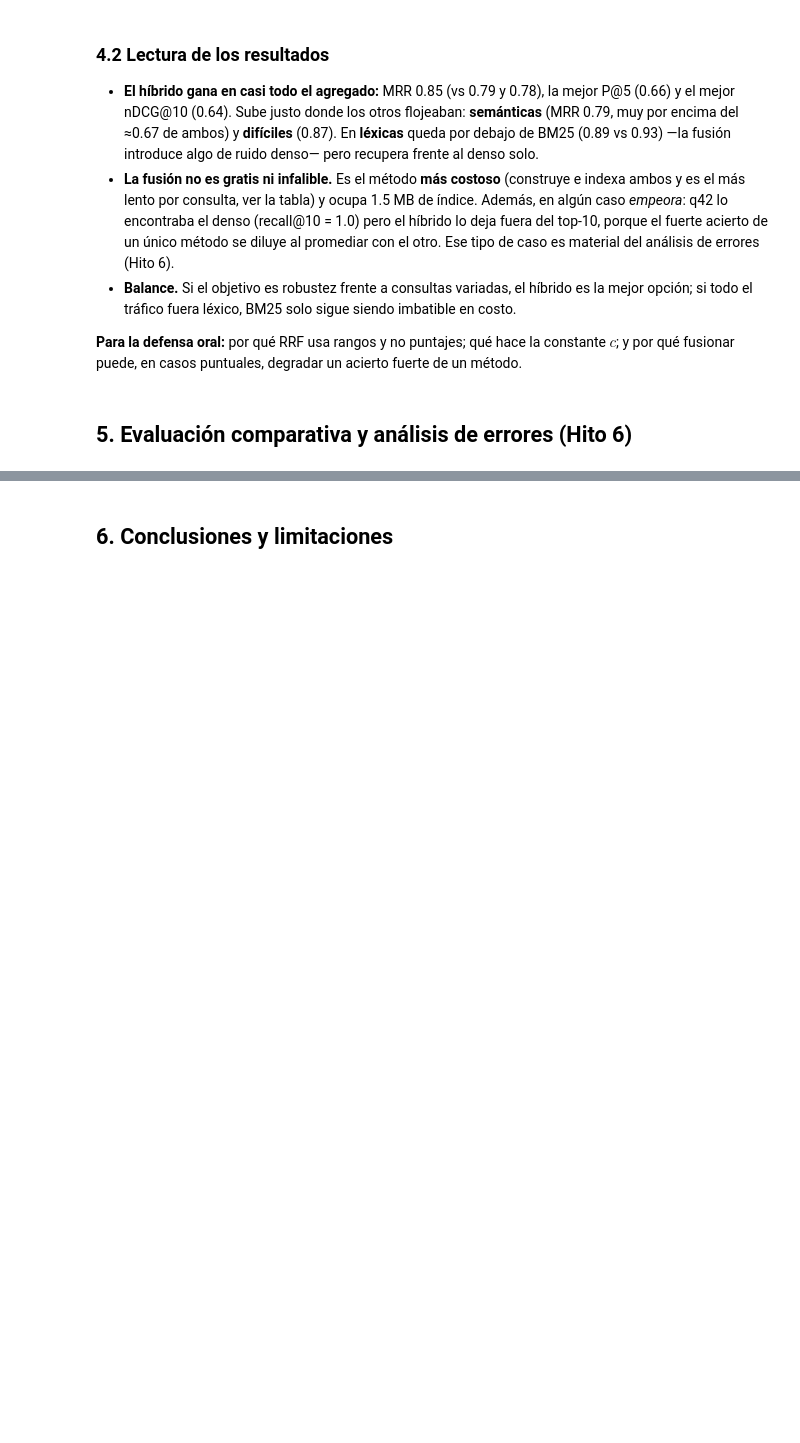
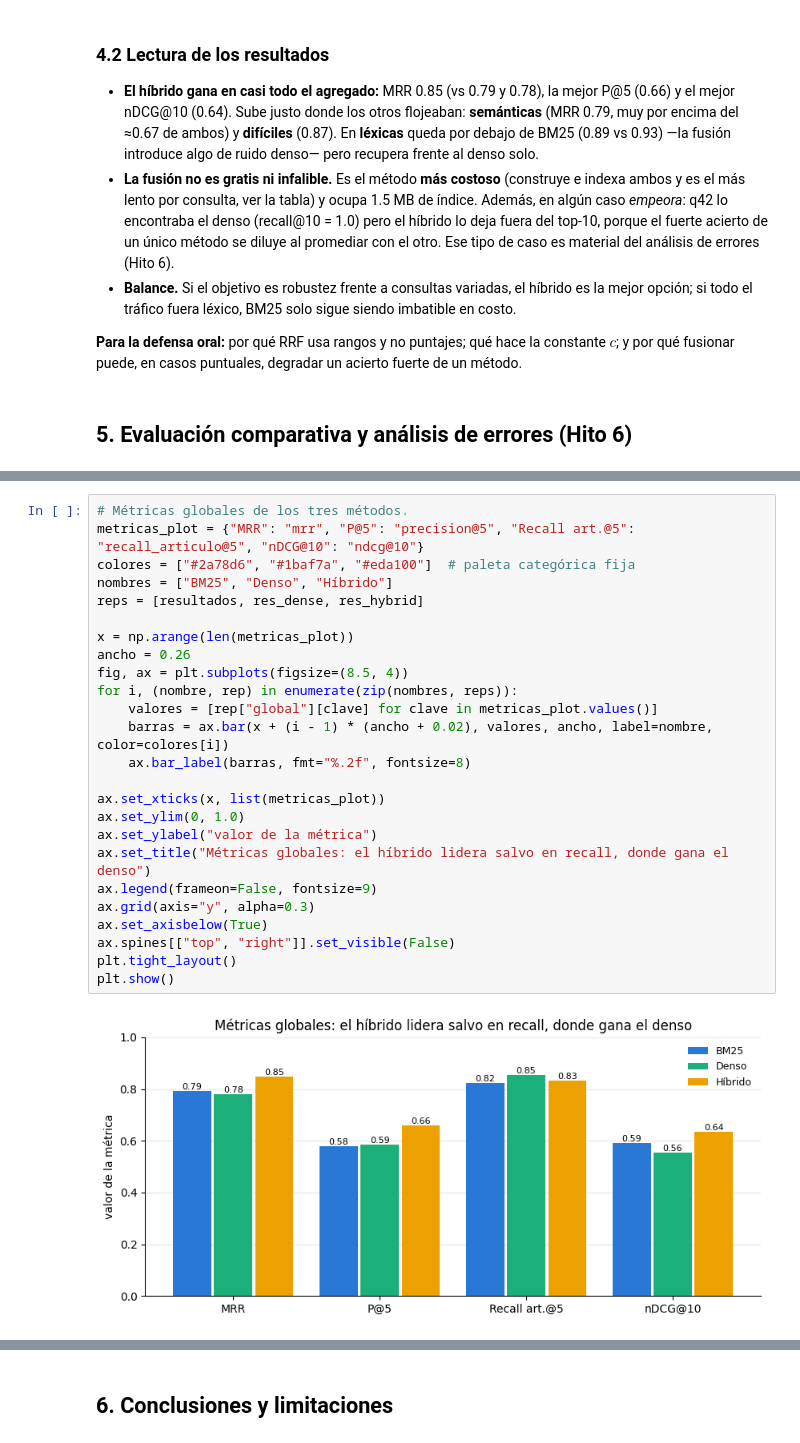
Before and after one commit to LuisBacaSandoval/rag-retrieval, a Jupyter notebook: notebooks/proyecto5_rag.ipynb, the cells around one changed output, grey strips where cells are left out. Saved outputs shown, nothing was run; the diff lists cells and outputs as text; blank space fills up the shorter version.

```diff
--- a/notebooks/proyecto5_rag.ipynb
+++ b/notebooks/proyecto5_rag.ipynb
@@ -499,0 +554,27 @@ plt.show()
+# %%
+# Métricas globales de los tres métodos.
+metricas_plot = {"MRR": "mrr", "P@5": "precision@5", "Recall art.@5": "recall_articulo@5", "nDCG@10": "ndcg@10"}
+colores = ["#2a78d6", "#1baf7a", "#eda100"]  # paleta categórica fija
+nombres = ["BM25", "Denso", "Híbrido"]
+reps = [resultados, res_dense, res_hybrid]
+
+x = np.arange(len(metricas_plot))
+ancho = 0.26
+fig, ax = plt.subplots(figsize=(8.5, 4))
+for i, (nombre, rep) in enumerate(zip(nombres, reps)):
+    valores = [rep["global"][clave] for clave in metricas_plot.values()]
+    barras = ax.bar(x + (i - 1) * (ancho + 0.02), valores, ancho, label=nombre, color=colores[i])
+    ax.bar_label(barras, fmt="%.2f", fontsize=8)
+
+ax.set_xticks(x, list(metricas_plot))
+ax.set_ylim(0, 1.0)
+ax.set_ylabel("valor de la métrica")
+ax.set_title("Métricas globales: el híbrido lidera salvo en recall, donde gana el denso")
+ax.legend(frameon=False, fontsize=9)
+ax.grid(axis="y", alpha=0.3)
+ax.set_axisbelow(True)
+ax.spines[["top", "right"]].set_visible(False)
+plt.tight_layout()
+plt.show()
+# %% [output]
+[figure, added]
```
Also changed, not shown: parts of 8 cells of this notebook, 11 other files.
